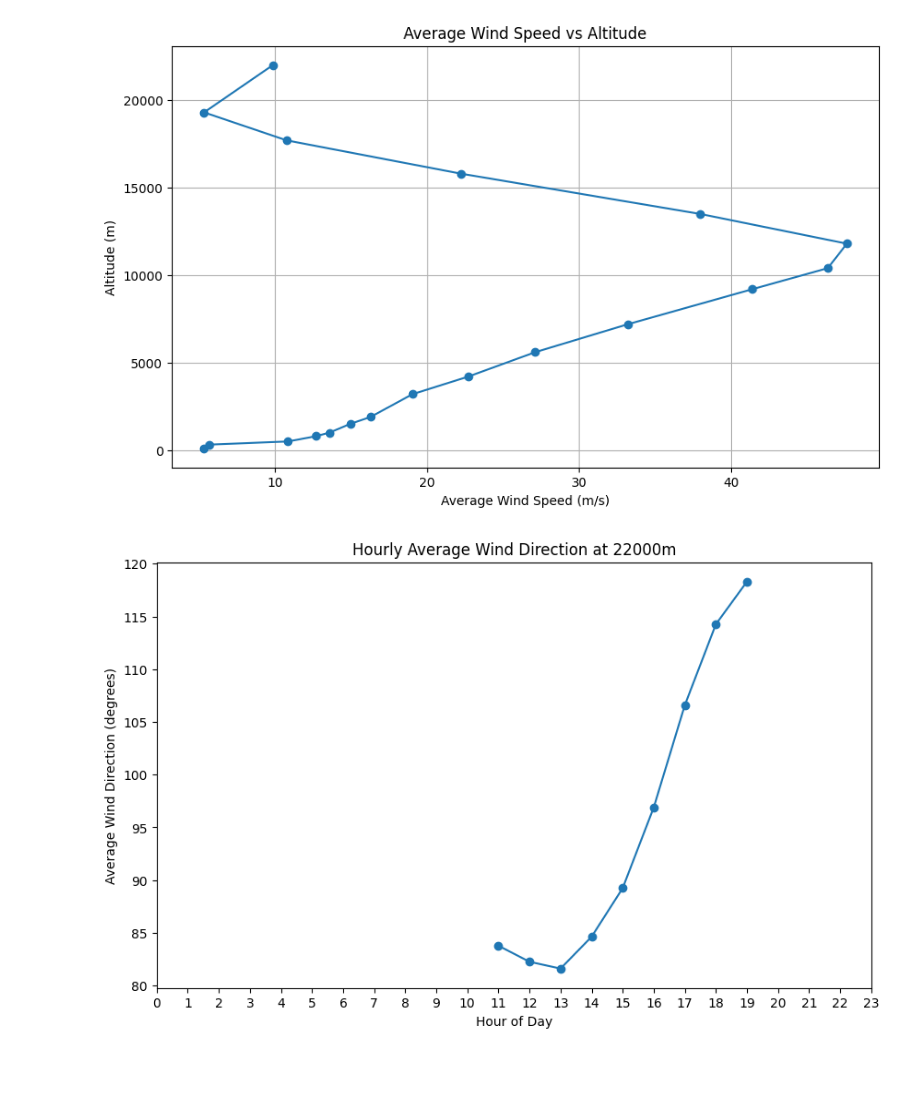
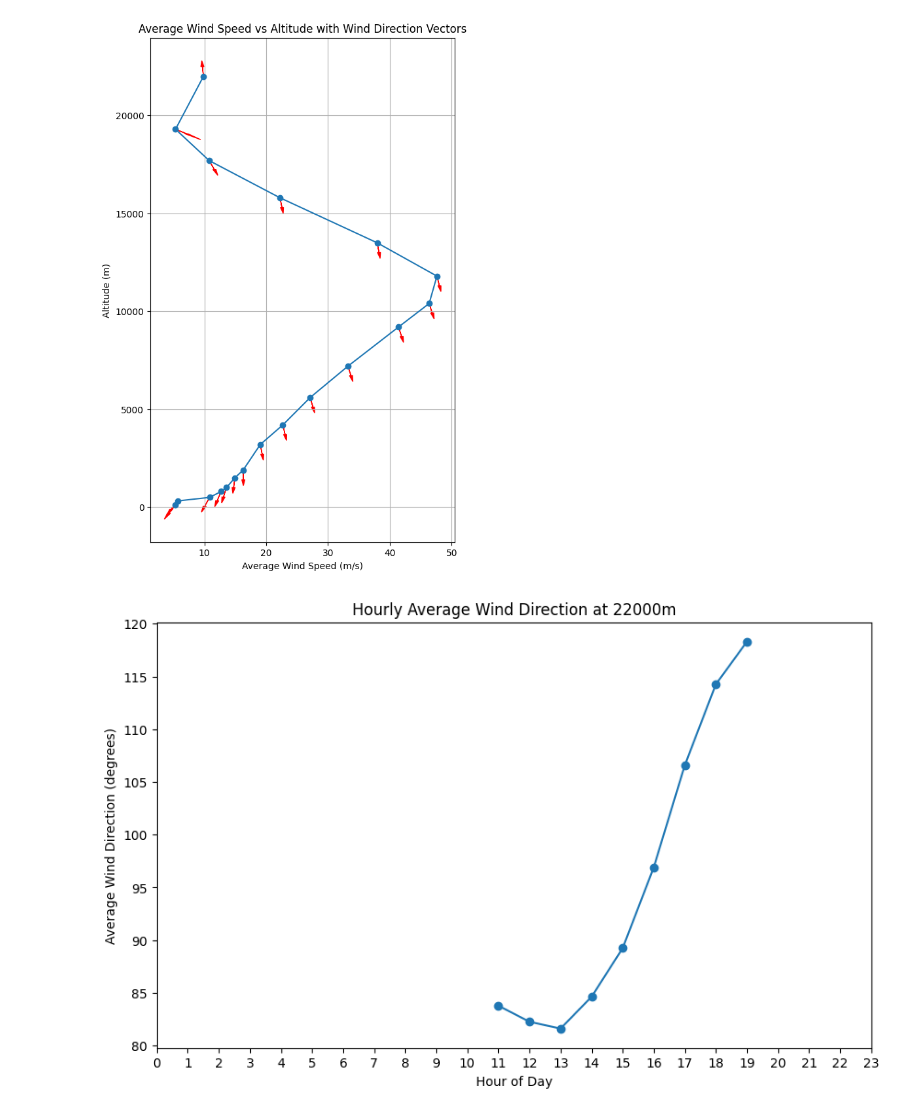
Before and after one commit to PatrickWang111/wind-altitude-profiling, a Jupyter notebook: dispersion_analysis.ipynb, the cells around one changed output. Drawn from its saved outputs; the diff is of its cells as text; code cells hidden in the pictures; blank space fills up the shorter version.

```diff
--- a/dispersion_analysis.ipynb
+++ b/dispersion_analysis.ipynb
@@ -1,28 +1,18 @@
 # %%
 import math
 import pandas as pd
-import matplotlib as plt
+import matplotlib.pyplot as plt
 
 df = pd.read_csv(r'c:\Users\patri\Downloads\sim_parameters_historical_combined.csv')
 
-direction = ['N', 'NE', 'E', 'SE', 'S', 'SW', 'W', 'NW']
-degree_list = [0, 10, 350]
-
 def average_direction(degree_list):
-    """Calculate the average direction in degrees from a list of degree values."""
+    """Calculate the average direction in degrees"""
     sin_sum = sum(math.sin(math.radians(d)) for d in degree_list)
     cos_sum = sum(math.cos(math.radians(d)) for d in degree_list)
     sin_avg = sin_sum / len(degree_list)
     cos_avg = cos_sum / len(degree_list)
     avg_angle = math.degrees(math.atan2(sin_avg, cos_avg))
     return avg_angle % 360
-# print(average_direction(degree_list))
-
-def cardinal_direction(degree):
-    """Convert a degree value to a cardinal direction."""
-    index = round(degree / 45) % 8
-    return direction[index]
-# print(cardinal_direction(average_direction(degree_list)))
 
 def wind_vector_by_altitude(df, altitude):
     """Returns (avg_direction, avg_speed) for a given altitude"""
@@ -36,33 +26,44 @@ def wind_vector_by_altitude(df, altitude):
 # %%
 df['hour'] = pd.to_datetime(df['date'], format ='mixed').dt.hour
 df['date_only'] = pd.to_datetime(df['date'], format ='mixed').dt.date
-
-# Plot average wind speed vs altitude
 wind_speed_cols = [col for col in df.columns if 'stdev' not in col and 'direction' not in col and col not in ['date', 'temperature', 'pressure', 'hour', 'date_only']]
 avg_wind_speeds = df[wind_speed_cols].mean()
-altitudes = [int(col) for col in wind_speed_cols]x1
+altitudes = [int(col) for col in wind_speed_cols]
 
-plt.figure(figsize=(10, 6))
+# Plot average wind speed vs altitude with direction vectors
+plt.figure(figsize=(6,10))
 plt.plot(avg_wind_speeds, altitudes, marker='o')
+arrow_scale_x = 2
+arrow_scale_y = 500
+
+for i, alt in enumerate(altitudes):
+    speed = avg_wind_speeds.iloc[i]
+    direction, _ = wind_vector_by_altitude(df, alt)
+
+    arrow_x = math.cos(math.radians(direction)) * arrow_scale_x
+    arrow_y = math.sin(math.radians(direction)) * arrow_scale_y
+
+    plt.arrow(speed, alt, arrow_x, arrow_y, head_width=0.5, head_length=300, fc='red', ec='red')
+
 plt.xlabel('Average Wind Speed (m/s)')
 plt.ylabel('Altitude (m)')
-plt.title('Average Wind Speed vs Altitude')
+plt.title('Average Wind Speed vs Altitude with Wind Direction Vectors')
 plt.grid(True)
 plt.show()
 
 # Plot average wind direction at a specific altitude (e.g., 1000m) and time (e.g, 12:00)
 altitude = 22000
 direction_col = f'direction [{altitude}]'
 
 avg_direction_by_hour = df.groupby('hour')[direction_col].apply(lambda dirs: average_direction(dirs.tolist()))
 
 plt.figure(figsize=(10, 6))
 plt.plot(avg_direction_by_hour.index, avg_direction_by_hour.values, marker='o')
 plt.xlabel('Hour of Day')
 plt.ylabel('Average Wind Direction (degrees)')
 plt.title(f'Hourly Average Wind Direction at {altitude}m')
 plt.xticks(range(0, 24))
 plt.show()
 # %% [output]
-[figure, old version]
+[figure, new version]
 [figure]
```
